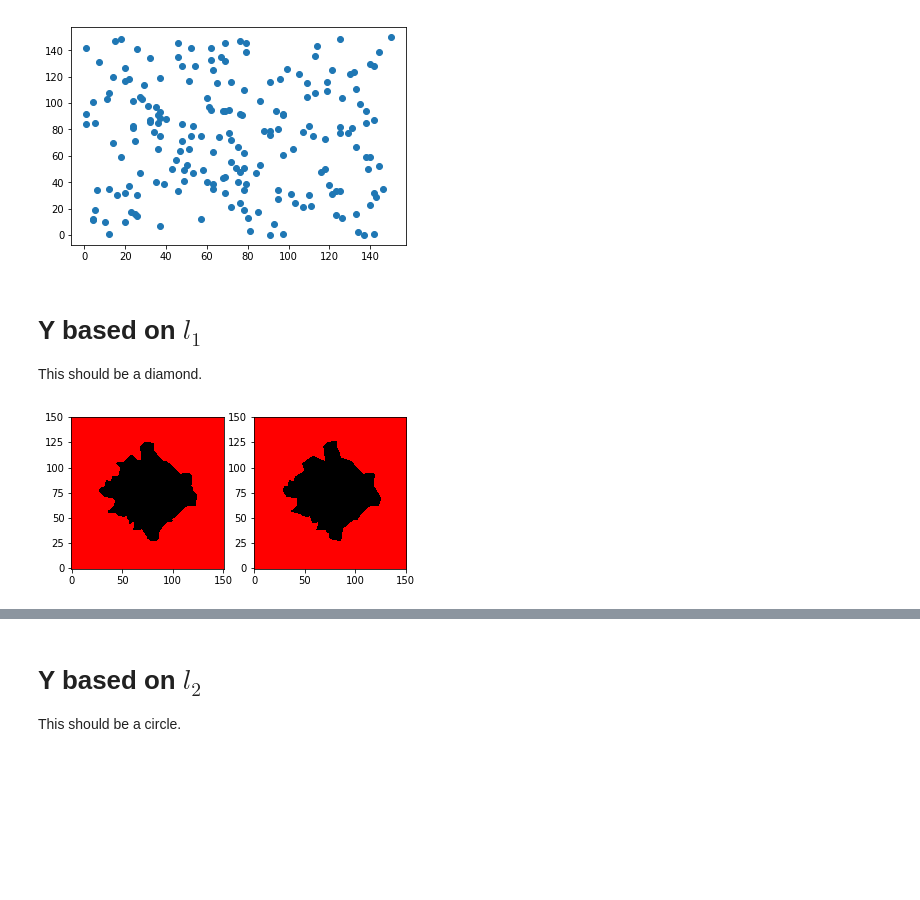
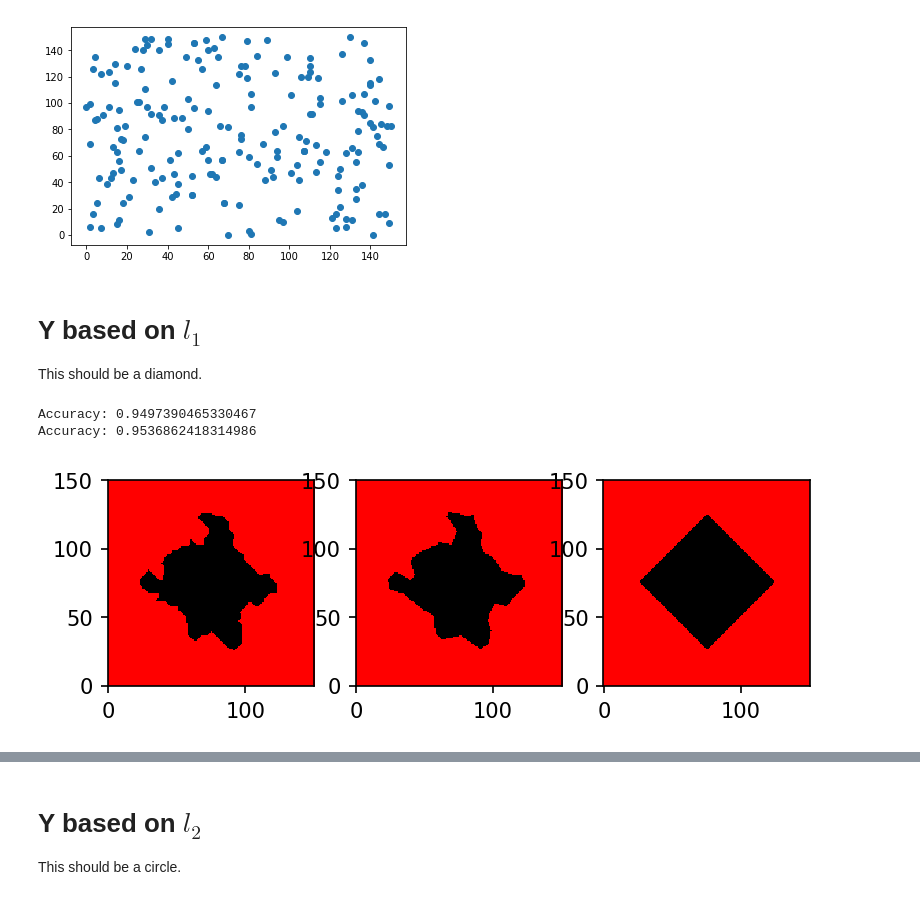
Before and after one commit to MathManuelHinz/Dai, a Jupyter notebook: lp and KNN.ipynb, the cells around one changed output, grey strips where cells are left out. Drawn from its saved outputs; the diff is of its cells as text; code cells hidden in the pictures; blank space fills up the shorter version.

```diff
--- a/lp and KNN.ipynb
+++ b/lp and KNN.ipynb
@@ -20,8 +11,3 @@ print(l_infty(np.array([1,2,3]),np.array([2,3,4])))
 # %%
 def nnClassifier(vecX,matX,vecY,metric):
     return vecY[np.argmin(metric(matX,vecX))]
-# %%
-data=[3*[0]+3*[1]+3*[2],3*[i for i in range(3)]]
-matX=np.array(data,)
-vecY=np.array([(matX[0,i]+matX[1,i]>=2) for i in range(9)])
-x=np.array([[2],[0]])
@@ -36,11 +14,24 @@ True
+# %%
+def x_classifier(X,f):
+    X_prime=X.copy()
+    return np.apply_along_axis(f,0,X_prime)
 # %%
-def show_pic(x,y,metrics,maxcord=151):
-    fig, axs = plt.subplots(1,len(metrics))
+def show_pic(x,y,metrics,f,maxcord=151):
+    fig, axs = plt.subplots(1,len(metrics)+1,dpi=maxcord)
     x_in=y_in=maxcord
+    elements=x_in*y_in
     l=np.array([[(0,0,0) for x in range(x_in)]for y in range(y_in)])
+    lc=np.array([[(0,0,0) for x in range(x_in)]for y in range(y_in)])
+    for cx in range(x_in):
+        for cy in range(y_in):
+            color=f([cx,cy])
+            lc[cy][cx]=(255*color,0,0)
+    axs[-1].imshow(lc,origin='lower')
     for i in range(len(metrics)):
         for cx in range(x_in):
             for cy in range(y_in):
                 color=nnClassifier(np.array([[cx],[cy]]),x,y,metrics[i])
                 l[cy][cx]=(255*color,0,0)
-        axs[i].imshow(np.array(l),origin='lower')
+        print("Accuracy:",((l==lc).sum()-2*elements)/elements)
+        axs[i].imshow(l,origin='lower')
+    plt.show()
@@ -47,19 +41,18 @@ def show_pic(x,y,metrics,maxcord=151):
 # %%
-n_samples=200
-maxcord=151
 X=np.random.randint(0,maxcord,size=(2,n_samples))
-Y=np.array([(max(X[0,i],X[1,i])>=50) for i in range(n_samples)])
 plt.scatter(X[0,:],(X[1,:]))
 plt.show()
 # %% [output]
-[figure, old version]
+[figure, new version]
 # %% [markdown]
 # Y based on $l_1$
 This should be a diamond.
 # %%
-Y=np.array([(abs(X[0,i]-maxcord/2)+abs(X[1,i]-maxcord/2)>=50) for i in range(n_samples)])
+f_1=lambda x:(abs(x[0]-maxcord/2)+abs(x[1]-maxcord/2)>=50)
 # %%
-show_pic(X,Y,[l_1,l_2])
+show_pic(X,x_classifier(X,f_1),[l_1,l_2],f_1)
 # %% [output]
+Accuracy: 0.9497390465330467
+Accuracy: 0.9536862418314986
-[figure, old version]
+[figure, new version]
 # %%
```
Also changed, not shown: parts of 23 cells of this notebook.
